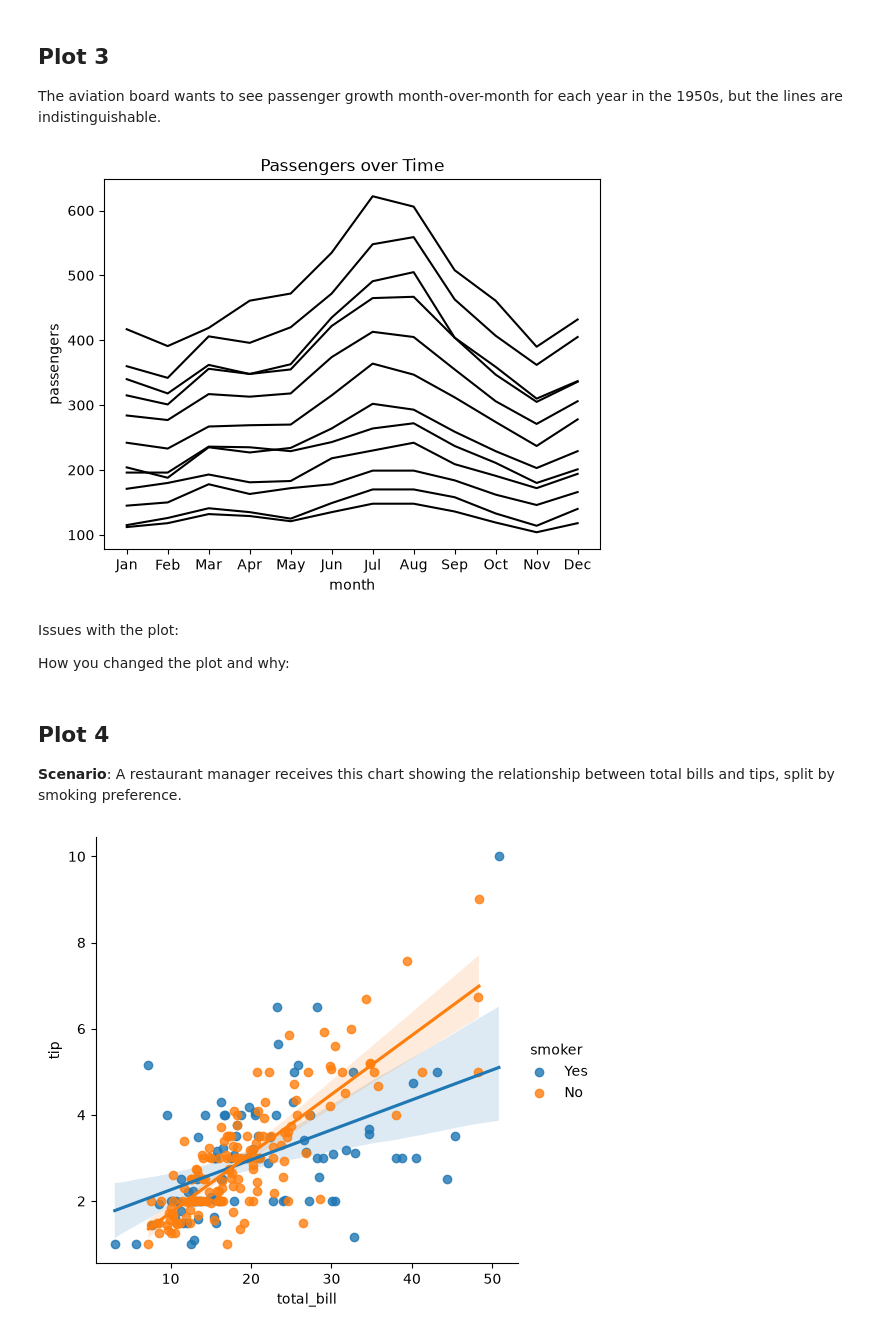
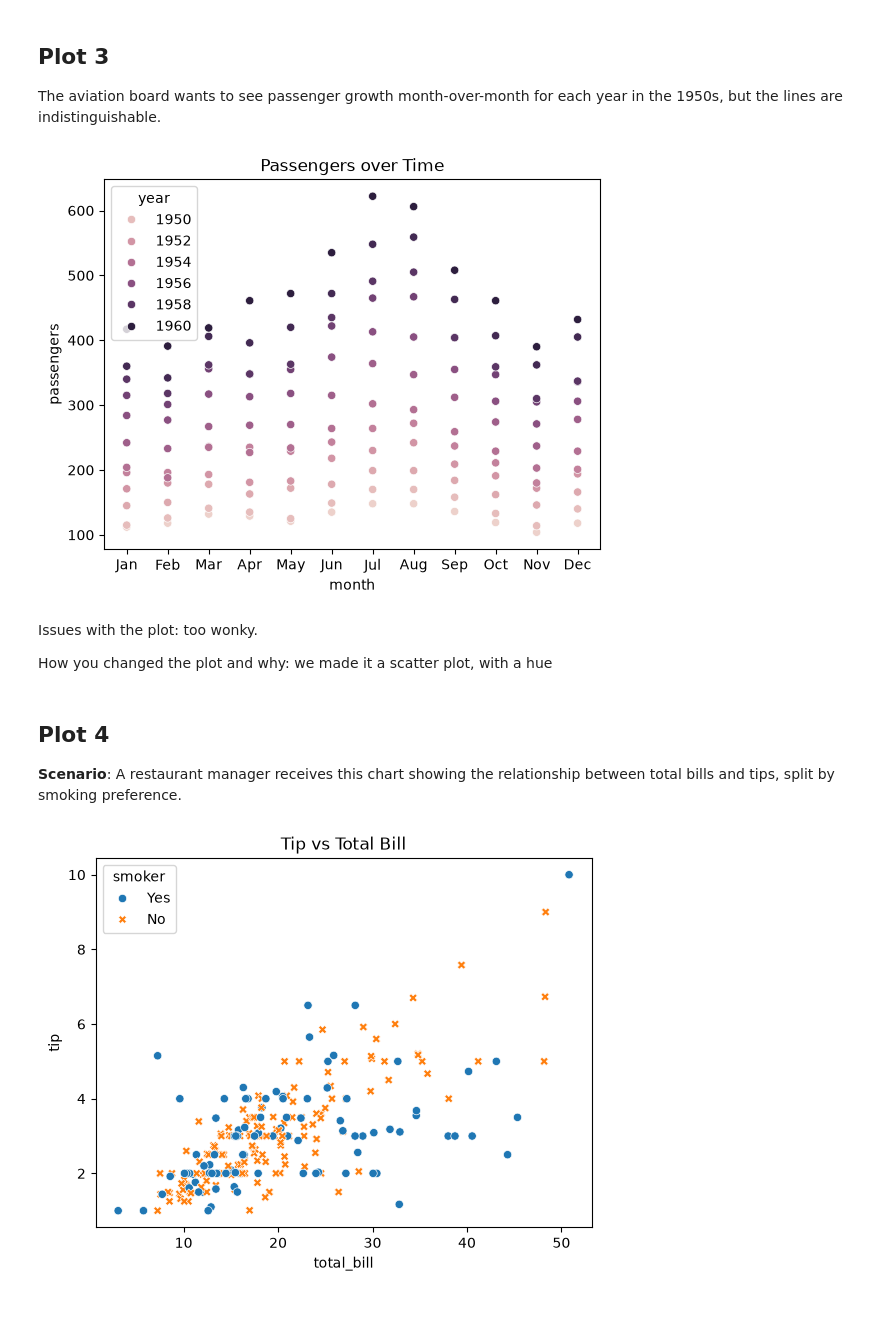
Before and after one commit to yfrankel01/cmpsc105-lab05, a Jupyter notebook: lab05.ipynb, the cells around one changed output. Cells and saved outputs as stored; diff of their text form; code cells hidden in the pictures.

Commit message:
small graph changes

```diff
--- a/lab05.ipynb
+++ b/lab05.ipynb
@@ -59,24 +77,28 @@ The aviation board wants to see passenger growth month-over-month for each year
 # %%
 flights = sns.load_dataset("flights")
 
-sns.lineplot(data=flights, x="month", y="passengers", units="year", estimator=None, color="black")
+sns.scatterplot(data=flights, x="month", y="passengers", hue="year")
 plt.title("Passengers over Time")
 plt.show()
 # %% [output]
-[figure, old version]
+[figure, new version]
 # %% [markdown]
-Issues with the plot:
+Issues with the plot: too wonky.
 
 
-How you changed the plot and why:
+How you changed the plot and why: we made it a scatter plot, with a hue
 # %% [markdown]
 ## Plot 4
 
 **Scenario**: A restaurant manager receives this chart showing the relationship between total bills and tips, split by smoking preference.
 # %%
+from matplotlib import style
+
+
 tips = sns.load_dataset("tips")
 
-sns.lmplot(data=tips, x="total_bill", y="tip", hue="smoker")
+sns.scatterplot(data=tips, x="total_bill", y="tip", hue="smoker", style="smoker")
+plt.title("Tip vs Total Bill")
 plt.show()
 # %% [output]
-[figure, old version]
+[figure, new version]
```
Also changed, not shown: parts of 9 cells of this notebook.
